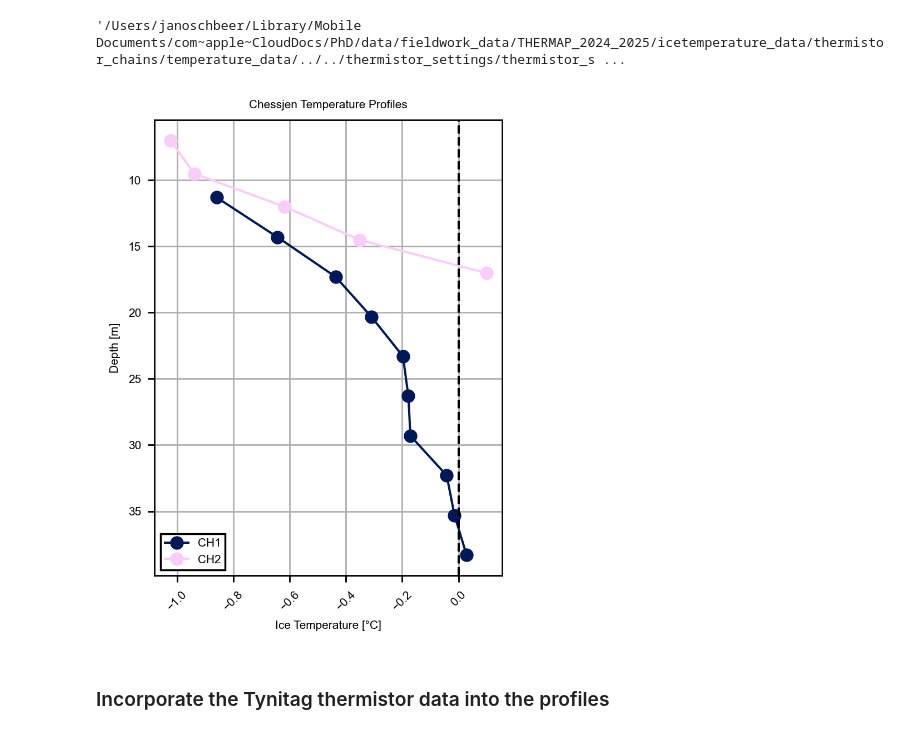
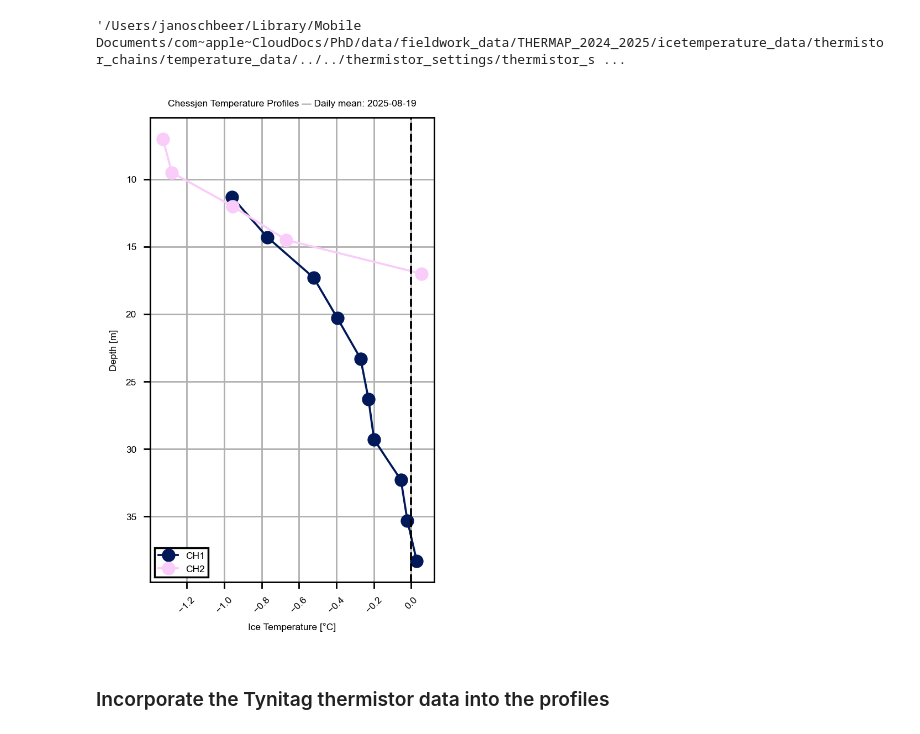
Before and after one commit to sdrocer/polythermal_swiss_glaciers, a Jupyter notebook: processing/process_geoprecision_thermistor_data.ipynb, the cells around one changed output. Drawn from its saved outputs; the diff is of its cells as text; code cells hidden in the pictures.

```diff
--- a/processing/process_geoprecision_thermistor_data.ipynb
+++ b/processing/process_geoprecision_thermistor_data.ipynb
@@ -235,16 +235,15 @@ depth_ch1
 '/Users/janoschbeer/Library/Mobile Documents/com~apple~CloudDocs/PhD/data/fieldwork_data/THERMAP_2024_2025/icetemperature_data/thermistor_chains/temperature_data/../../thermistor_settings/thermistor_s ...
 # %%
 CH.plot_multiple_temperature_profiles(
-    start_time='07.08.2025 13:30:00',
-    end_time='19.08.2025 13:00:00',
+    snapshot_time='19.08.2025',
     offsets_list=[A55201_offsets, A55202_offsets],
     depth_files=[depth_ch1, depth_ch2],
     labels=['CH1', 'CH2'],
     savepath=output_dir + "CH_profiles.png",
     title="Chessjen Temperature Profiles"
 )
 # %% [output]
-[figure, old version]
+[figure, new version]
 # %% [markdown]
 ### Incorporate the Tynitag thermistor data into the profiles
 # %%
```
Also changed, not shown: parts of 8 cells of this notebook.
